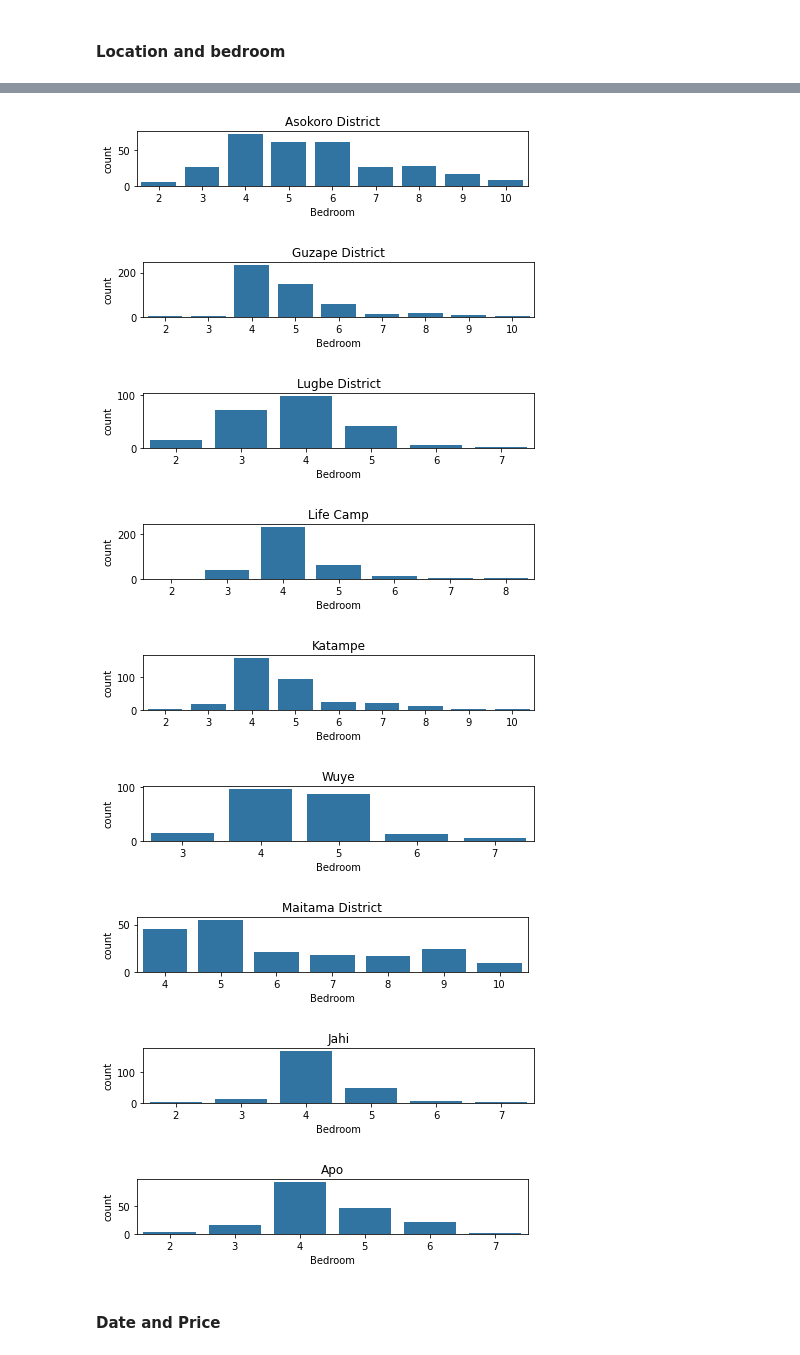
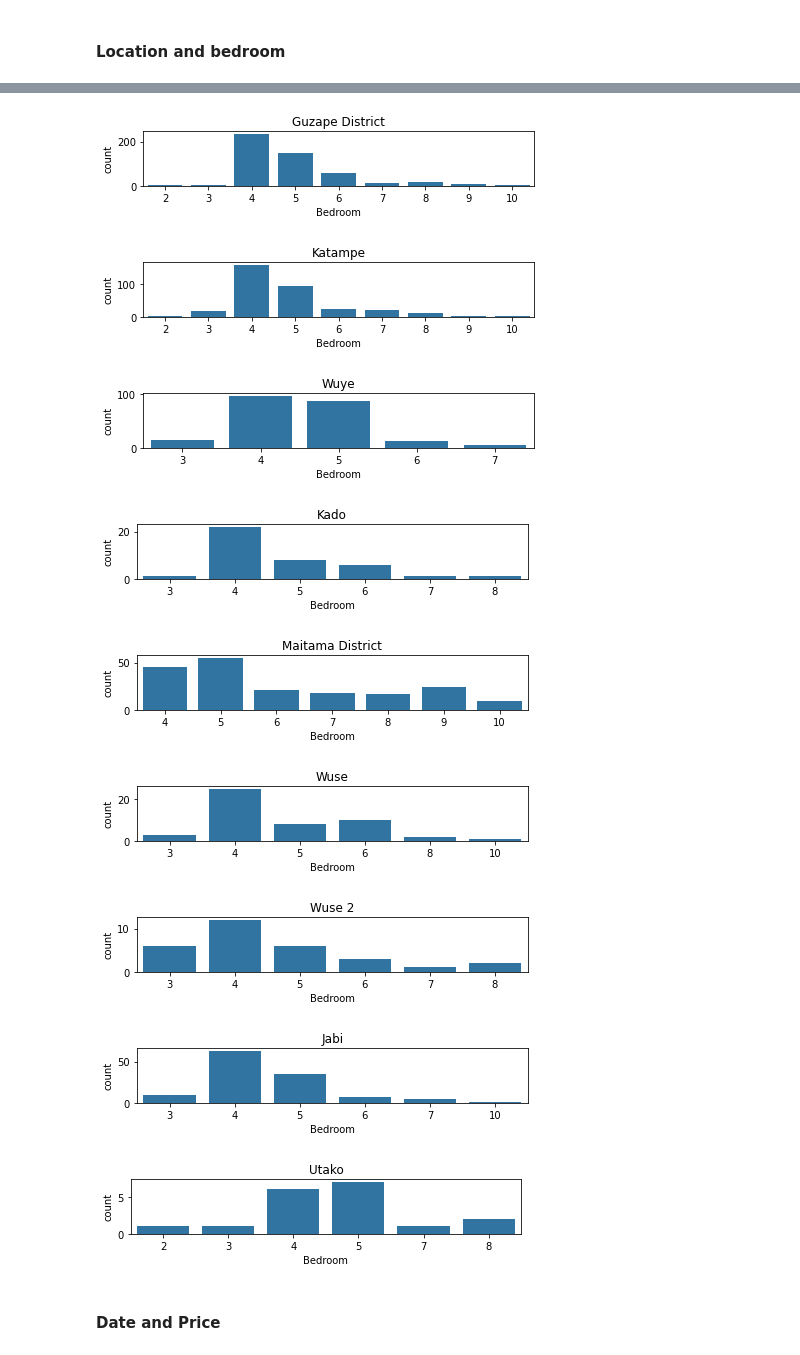
Before and after one commit to Viiktree/Real-Estate-project, a Jupyter notebook: Real estate EDA.ipynb, the cells around one changed output, grey strips where cells are left out. Cells and saved outputs as stored; diff of their text form; code cells hidden in the pictures.

```diff
--- a/Real estate EDA.ipynb
+++ b/Real estate EDA.ipynb
@@ -272,9 +297,12 @@ plt.xticks(rotation=25);
 # %% [markdown]
 #### Location and bedroom
+# %%
+Top_10 = df[df['Location'].isin(df.groupby('Location').mean().sort_values
+                       ('Price',ascending=False).head(10)['Price'].index.values)]
 # %%
 # Looping a barchart plot across top 10 locations
-for i in top_10['Location'].unique():
-    used_df = top_10[top_10['Location'] == i]
+for i in Top_10['Location'].unique():
+    used_df = Top_10[Top_10['Location'] == i]
     plt.subplots(figsize=[7,1])
     plt.title(i)
     sb.countplot(data=used_df,x='Bedroom',color=base_color);
@@ -283,12 +311,12 @@ for i in top_10['Location'].unique():
-[figure, old version]
+[figure, new version]
-[figure, old version]
+[figure, new version]
-[figure, old version]
+[figure, new version]
-[figure, old version]
+[figure, new version]
-[figure, old version]
+[figure, new version]
-[figure, old version]
+[figure, new version]
-[figure, old version]
+[figure, new version]
-[figure, old version]
+[figure, new version]
-[figure, old version]
+[figure, new version]
 # %% [markdown]
 #### Date and Price
 # %%
```
Also changed, not shown: parts of 15 cells of this notebook, 1 other file.
